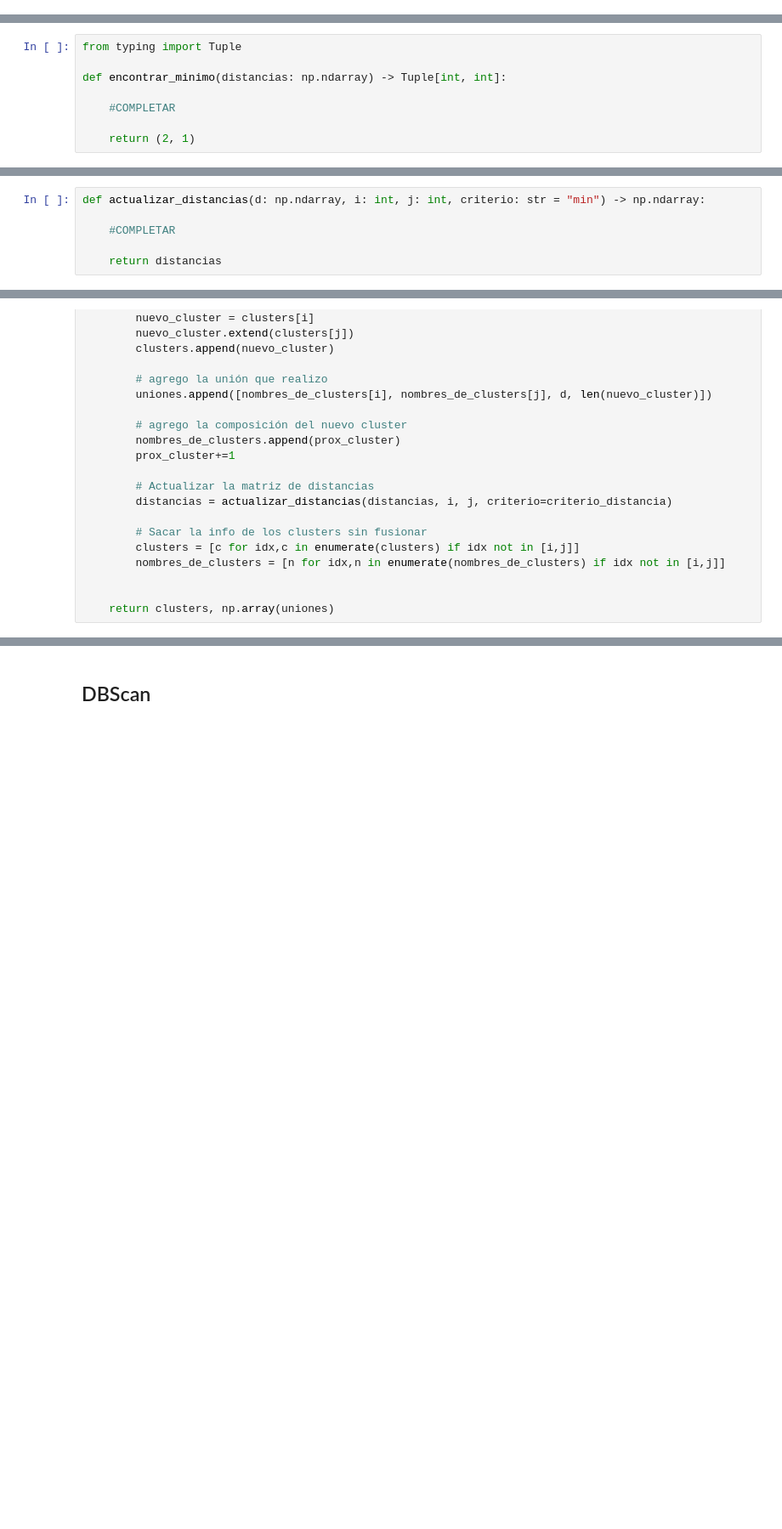
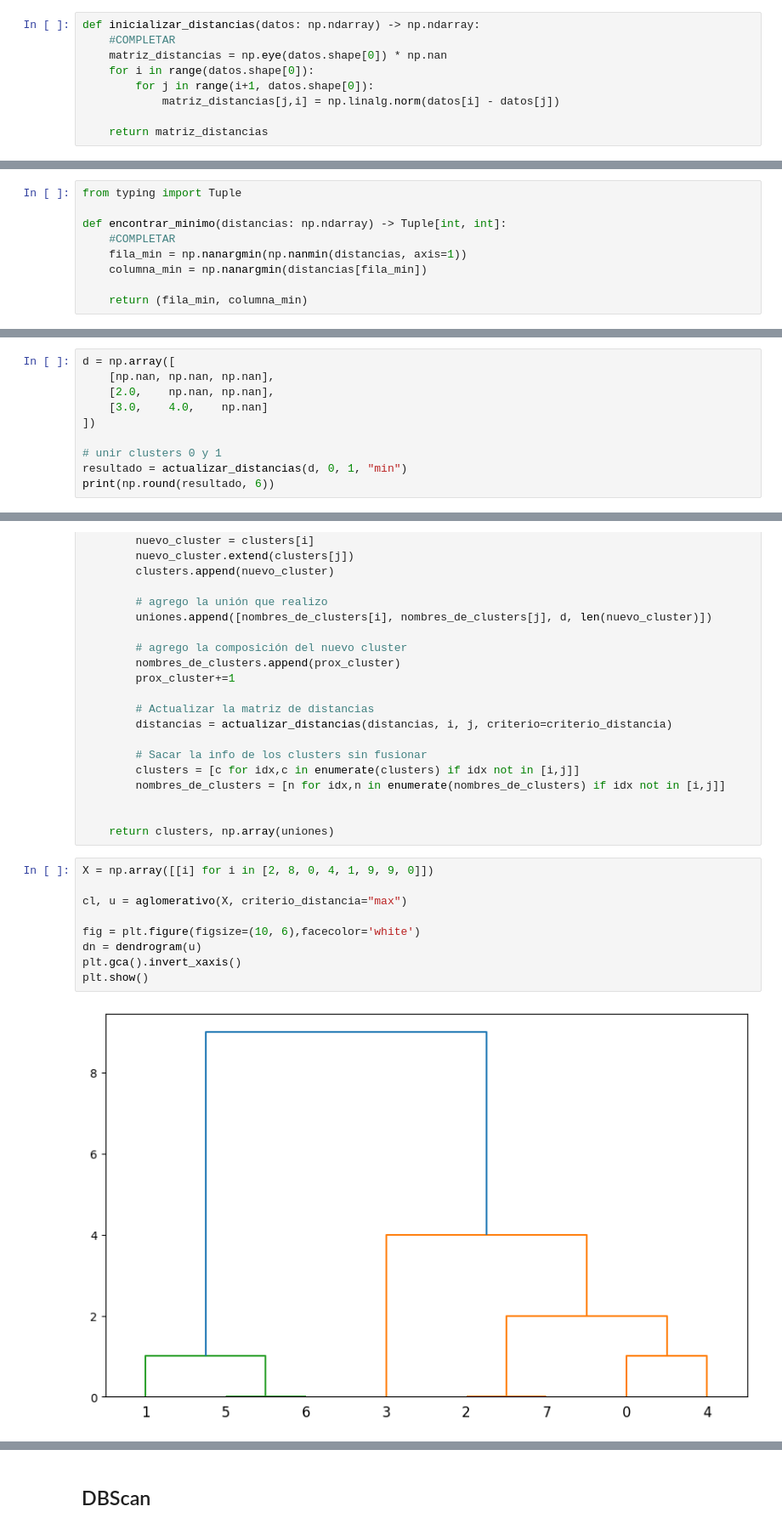
Before and after one commit to AzulBarr/Aprendizaje-Automatico, a Jupyter notebook: notebooks/notebook_07_clustering-published.ipynb, the cells around one changed output, grey strips where cells are left out. Shown: that part at 85% size. Cells and saved outputs as stored; diff of their text form; blank space fills up the shorter version.

```diff
--- a/notebooks/notebook_07_clustering-published.ipynb
+++ b/notebooks/notebook_07_clustering-published.ipynb
@@ -203,3 +210,12 @@ def inicializar_distancias(datos: np.ndarray) -> np.ndarray:
+# %%
+def inicializar_distancias(datos: np.ndarray) -> np.ndarray:
+    #COMPLETAR
+    matriz_distancias = np.eye(datos.shape[0]) * np.nan
+    for i in range(datos.shape[0]):
+        for j in range(i+1, datos.shape[0]):
+            matriz_distancias[j,i] = np.linalg.norm(datos[i] - datos[j])
+
+    return matriz_distancias
 # %%
 # Tests:
 X_0 = np.array([[1], [2], [5], [-3]])
@@ -227,10 +247,11 @@ print("Pasé test 2")
 from typing import Tuple
 
 def encontrar_minimo(distancias: np.ndarray) -> Tuple[int, int]:
+    #COMPLETAR
+    fila_min = np.nanargmin(np.nanmin(distancias, axis=1))
+    columna_min = np.nanargmin(distancias[fila_min])
 
-    #COMPLETAR
-
-    return (2, 1)
+    return (fila_min, columna_min)
 # %%
 # Tests:
 
@@ -256,8 +281,2 @@ print("Pasé test 2")
 # %% [markdown]
 3. Definir la función `actualizar_distancias(distancias, i, j, criterio="min")` que toma una matriz de distancias y recalcula la distancia de un nuevo cluster que sea la unión del que tiene índice $i$ con el de índice $j$, que saque las columnas $i$ y $j$ y agregue una nueva columna/fila al final con las distancias de este nuevo cluster armado con los demás. Debe al menos tener el criterio de distancias entre clusters "mínimo" u "máximo", opcionalmente se puede completar con "vinculación promedio".
-# %%
-def actualizar_distancias(d: np.ndarray, i: int, j: int, criterio: str = "min") -> np.ndarray:
-
-    #COMPLETAR
-
-    return distancias
@@ -263,0 +331,10 @@ def actualizar_distancias(d: np.ndarray, i: int, j: int, criterio: str = "min")
+# %%
+d = np.array([
+    [np.nan, np.nan, np.nan],
+    [2.0,    np.nan, np.nan],
+    [3.0,    4.0,    np.nan]
+])
+
+# unir clusters 0 y 1
+resultado = actualizar_distancias(d, 0, 1, "min")
+print(np.round(resultado, 6))
@@ -317,6 +399,17 @@ def aglomerativo(datos, num_clusters=1, criterio_distancia="min"):
 
 
     return clusters, np.array(uniones)
+# %%
+X = np.array([[i] for i in [2, 8, 0, 4, 1, 9, 9, 0]])
+
+cl, u = aglomerativo(X, criterio_distancia="max")
+
+fig = plt.figure(figsize=(10, 6),facecolor='white')
+dn = dendrogram(u)
+plt.gca().invert_xaxis()
+plt.show()
+# %% [output]
+[figure, added]
 # %% [markdown]
 5. Crear un dendograma con el dataset de Iris y verificar si la clusterización generada es o no consistente con lo expresado en los targets
 
```
Also changed, not shown: parts of 14 cells of this notebook.
